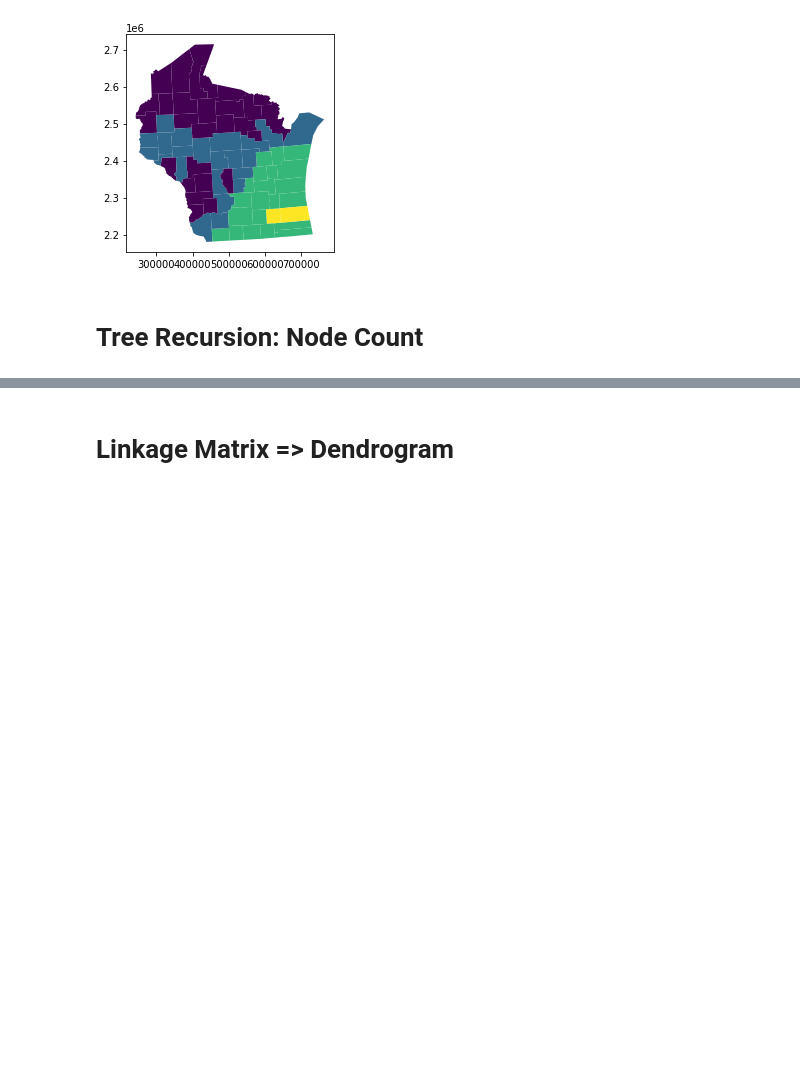
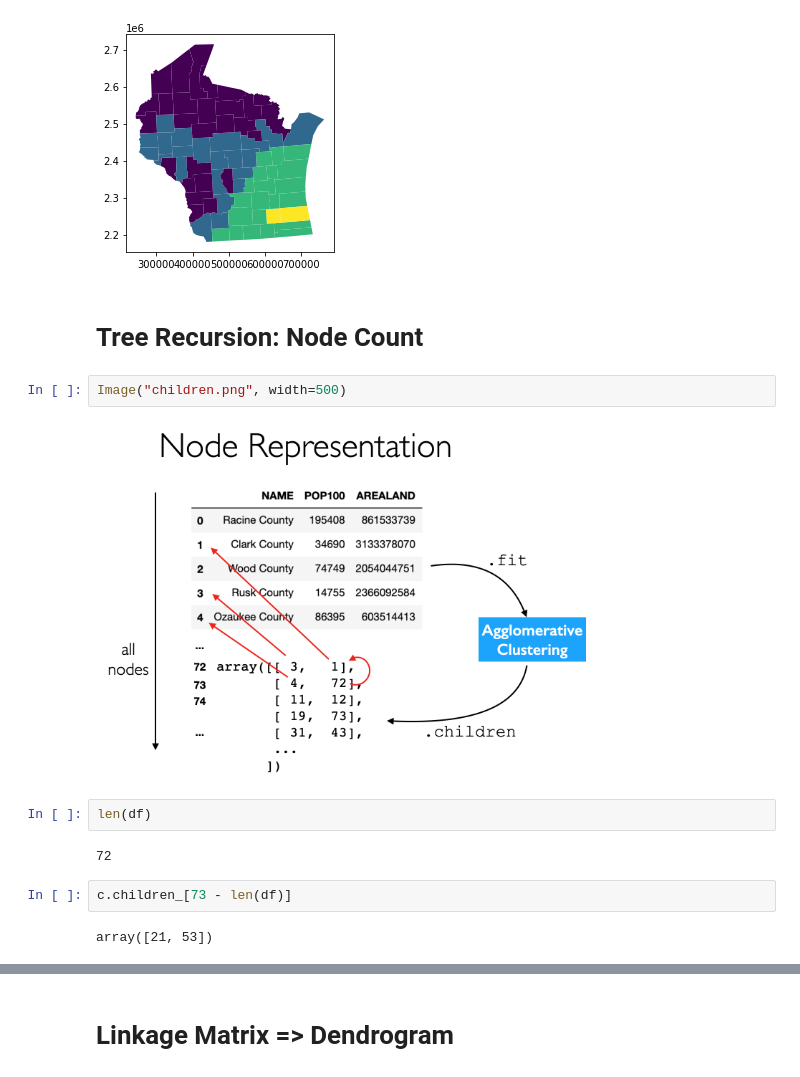
Before and after one commit to cs320-wisc/s22, a Jupyter notebook: lec/37 Clustering 2/lec1.ipynb, the cells around one changed output, grey strips where cells are left out. Saved outputs shown, nothing was run; the diff lists cells and outputs as text; blank space fills up the shorter version.

```diff
--- a/lec/37 Clustering 2/lec1.ipynb
+++ b/lec/37 Clustering 2/lec1.ipynb
@@ -58,3 +58,15 @@ df.plot(column=groups)
 [figure]
 # %% [markdown]
 # Tree Recursion: Node Count
+# %%
+Image("children.png", width=500)
+# %% [output]
+[figure, added]
+# %%
+len(df)
+# %% [output]
+72
+# %%
+c.children_[73 - len(df)]
+# %% [output]
+array([21, 53])
```
Also changed, not shown: parts of 24 cells of this notebook, 1 other file.
